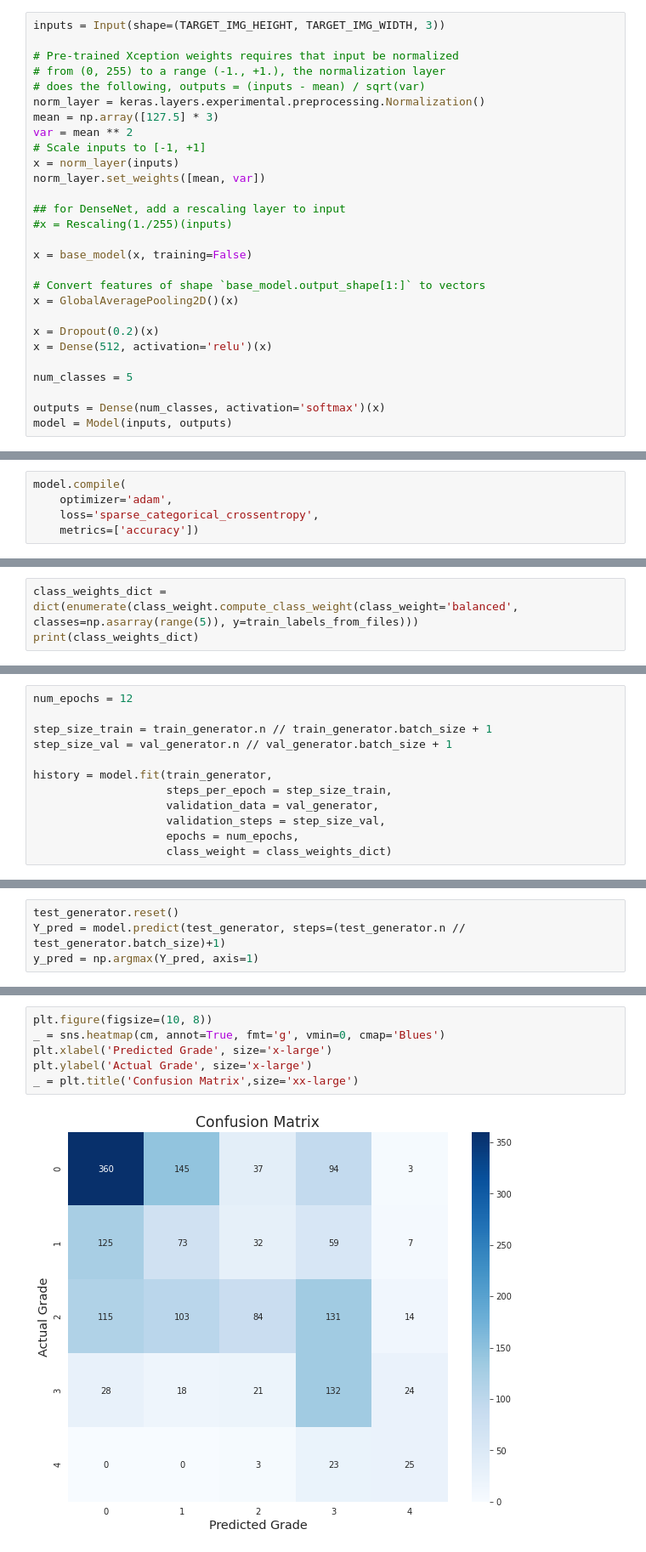
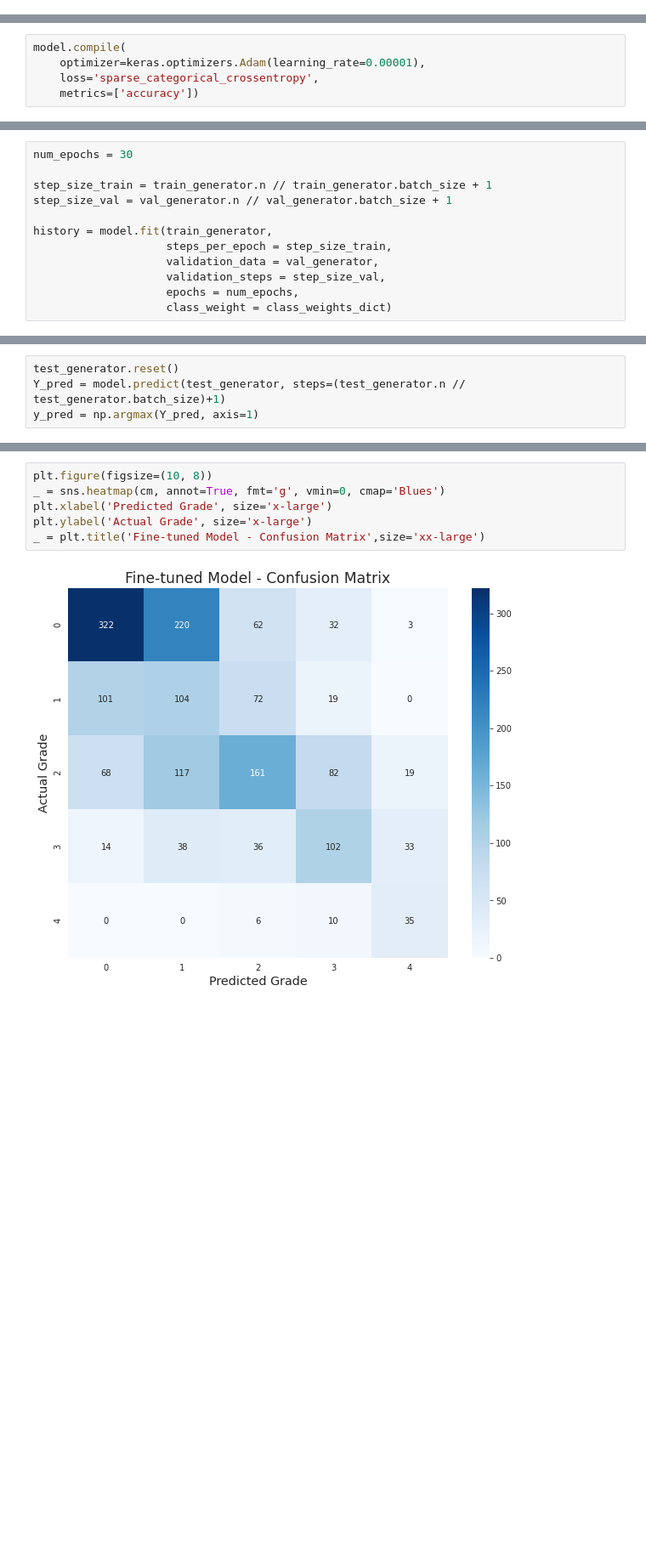
Before and after one commit to fontainelam/KneeOsteoarthritis, a Jupyter notebook: notebooks/Classifying_Knee_Images.ipynb, the cells around one changed output, grey strips where cells are left out. Shown at 85% size. Drawn from its saved outputs; the diff is of its cells as text; blank space fills up the shorter version.

```diff
--- a/notebooks/Classifying_Knee_Images.ipynb
+++ b/notebooks/Classifying_Knee_Images.ipynb
@@ -462,28 +465,0 @@ base_model.trainable = False
-# %%
-inputs = Input(shape=(TARGET_IMG_HEIGHT, TARGET_IMG_WIDTH, 3))
-
-# Pre-trained Xception weights requires that input be normalized
-# from (0, 255) to a range (-1., +1.), the normalization layer
-# does the following, outputs = (inputs - mean) / sqrt(var)
-norm_layer = keras.layers.experimental.preprocessing.Normalization()
-mean = np.array([127.5] * 3)
-var = mean ** 2
-# Scale inputs to [-1, +1]
-x = norm_layer(inputs)
-norm_layer.set_weights([mean, var])
-
-## for DenseNet, add a rescaling layer to input
-#x = Rescaling(1./255)(inputs)
-
-x = base_model(x, training=False)
-
-# Convert features of shape `base_model.output_shape[1:]` to vectors
-x = GlobalAveragePooling2D()(x)
-
-x = Dropout(0.2)(x)
-x = Dense(512, activation='relu')(x)
-
-num_classes = 5
-
-outputs = Dense(num_classes, activation='softmax')(x)
-model = Model(inputs, outputs)
@@ -490,5 +476,5 @@ model = Model(inputs, outputs)
 # %%
 model.compile(
-    optimizer='adam',
+    optimizer=keras.optimizers.Adam(learning_rate=0.00001),
     loss='sparse_categorical_crossentropy',
     metrics=['accuracy'])
@@ -531,3 +480,0 @@ total number of images: 5778
-# %%
-class_weights_dict = dict(enumerate(class_weight.compute_class_weight(class_weight='balanced', classes=np.asarray(range(5)), y=train_labels_from_files)))
-print(class_weights_dict)
@@ -536,5 +481,5 @@ print(class_weights_dict)
 # %%
-num_epochs = 12
+num_epochs = 30
 
 step_size_train = train_generator.n // train_generator.batch_size + 1
 step_size_val = val_generator.n // val_generator.batch_size + 1
@@ -619,9 +565,9 @@ array([[360, 145,  37,  94,   3],
 # %%
 plt.figure(figsize=(10, 8))
 _ = sns.heatmap(cm, annot=True, fmt='g', vmin=0, cmap='Blues')
 plt.xlabel('Predicted Grade', size='x-large')
 plt.ylabel('Actual Grade', size='x-large')
-_ = plt.title('Confusion Matrix',size='xx-large')
+_ = plt.title('Fine-tuned Model - Confusion Matrix',size='xx-large')
 # %% [output]
-[figure, old version]
+[figure, new version]
 # %% [markdown]
```
Also changed, not shown: parts of 62 cells of this notebook.
